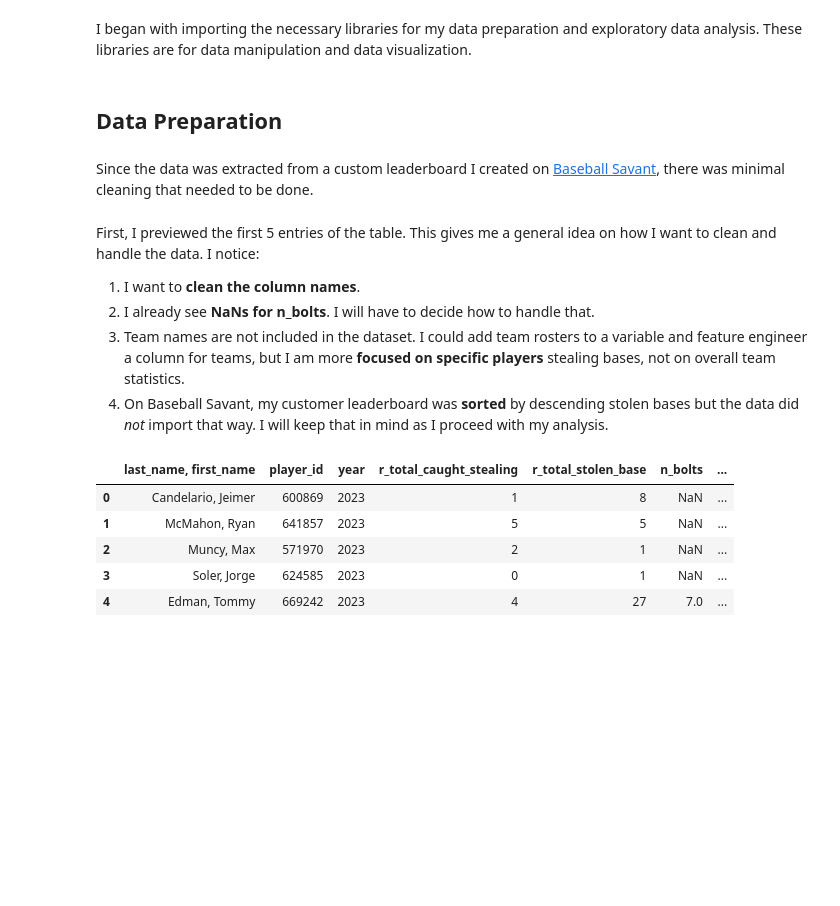
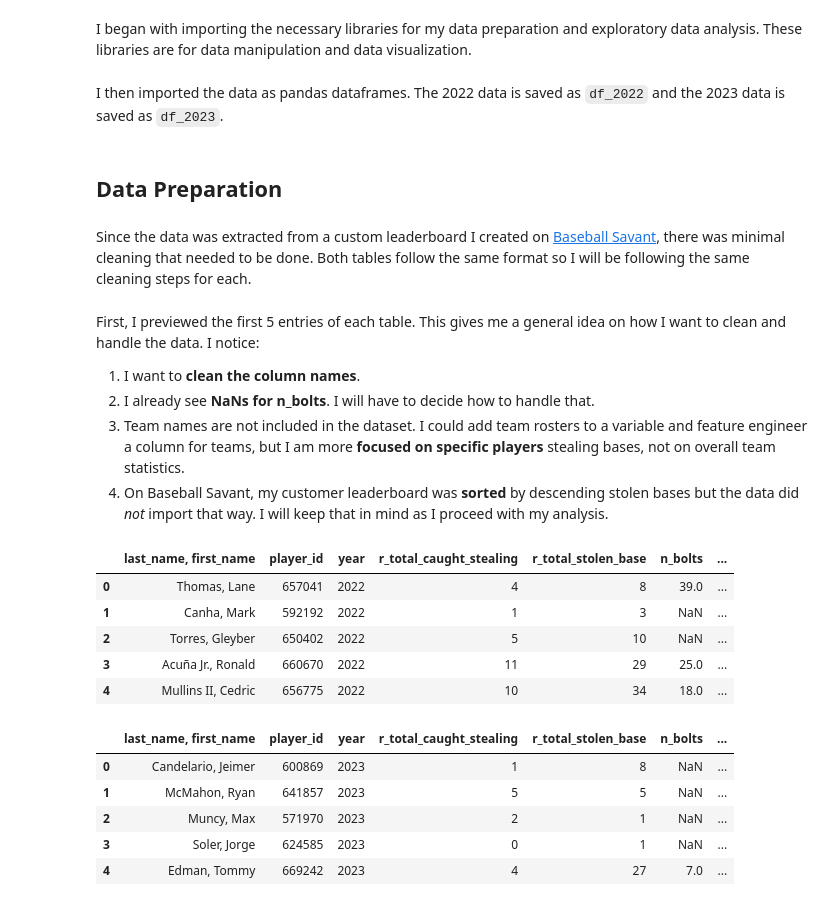
Before and after one commit to scarlettvalentin/mlb_stolen_bases, a Jupyter notebook: notebook.ipynb, the cells around one changed output. Saved outputs shown, nothing was run; the diff lists cells and outputs as text; code cells hidden in the pictures; blank space fills up the shorter version.

```diff
--- a/notebook.ipynb
+++ b/notebook.ipynb
@@ -23,4 +23,6 @@ import matplotlib.pyplot as plt
 import seaborn as sns
 
 %matplotlib inline
+# %% [markdown]
+I then imported the data as pandas dataframes. The 2022 data is saved as `df_2022` and the 2023 data is saved as `df_2023`.
 # %%
@@ -29,11 +32,21 @@ df_2023 = pd.read_csv('stats_2023.csv')
 # %% [markdown]
 ## Data Preparation
 # %% [markdown]
-Since the data was extracted from a custom leaderboard I created on [Baseball Savant](https://baseballsavant.mlb.com/), there was minimal cleaning that needed to be done.
+Since the data was extracted from a custom leaderboard I created on [Baseball Savant](https://baseballsavant.mlb.com/), there was minimal cleaning that needed to be done. Both tables follow the same format so I will be following the same cleaning steps for each.
 # %% [markdown]
-First, I previewed the first 5 entries of the table. This gives me a general idea on how I want to clean and handle the data. I notice:
+First, I previewed the first 5 entries of each table. This gives me a general idea on how I want to clean and handle the data. I notice:
 1. I want to **clean the column names**.
 2. I already see **NaNs for n_bolts**. I will have to decide how to handle that.
 3. Team names are not included in the dataset. I could add team rosters to a variable and feature engineer a column for teams, but I am more **focused on specific players** stealing bases, not on overall team statistics.
 4. On Baseball Savant, my customer leaderboard was **sorted** by descending stolen bases but the data did *not* import that way. I will keep that in mind as I proceed with my analysis.
+# %%
+# View the first 5 entries of 2022 data
+df_2022.head()
+# %% [output]
+|  | last_name, first_name | player_id | year | r_total_caught_stealing | r_total_stolen_base | n_bolts | ... |
+| 0 | Thomas, Lane | 657041 | 2022 | 4 | 8 | 39.0 | ... |
+| 1 | Canha, Mark | 592192 | 2022 | 1 | 3 | NaN | ... |
+| 2 | Torres, Gleyber | 650402 | 2022 | 5 | 10 | NaN | ... |
+| 3 | Acuña Jr., Ronald | 660670 | 2022 | 11 | 29 | 25.0 | ... |
+| 4 | Mullins II, Cedric | 656775 | 2022 | 10 | 34 | 18.0 | ... |
 # %%
```
Also changed, not shown: parts of 2 cells of this notebook.
